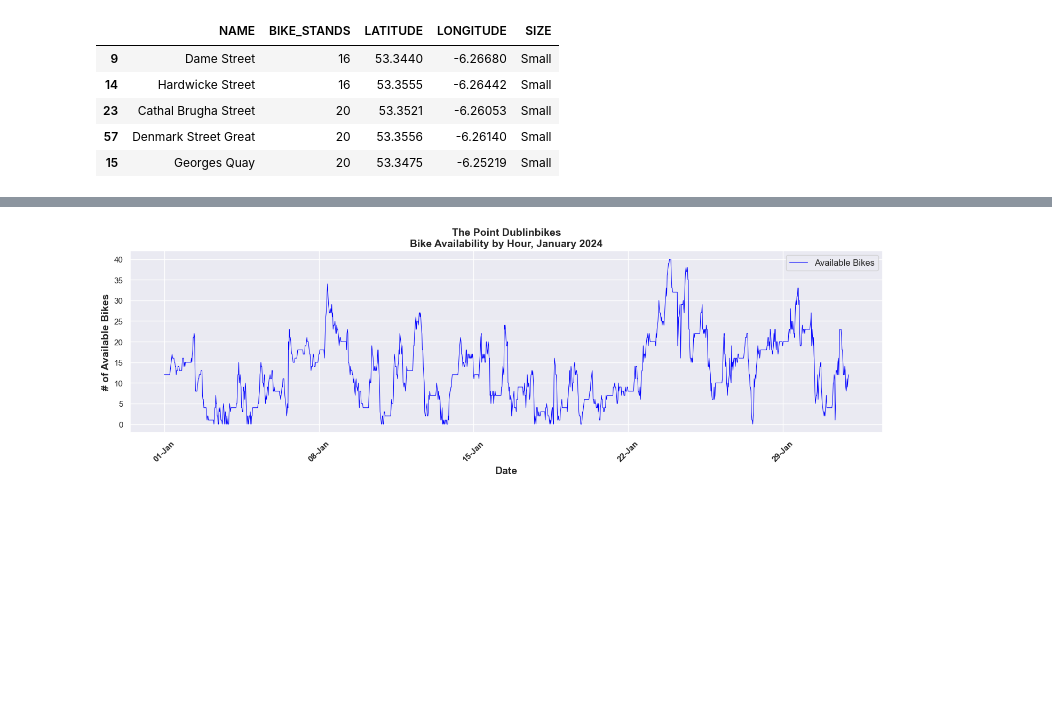
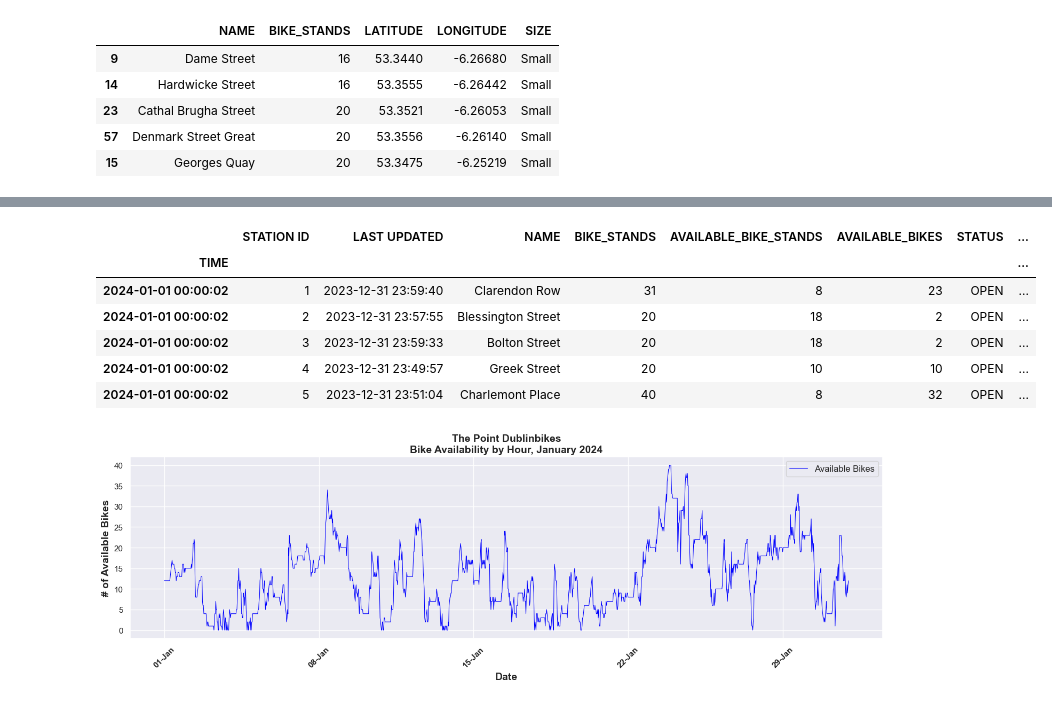
Before and after one commit to JBnkn/4369-programming-for-data-analytics, a Jupyter notebook: Project/Dublinbikes Project.ipynb, the cells around one changed output, grey strips where cells are left out. Saved outputs shown, nothing was run; the diff lists cells and outputs as text; code cells hidden in the pictures; blank space fills up the shorter version.

```diff
--- a/Project/Dublinbikes Project.ipynb
+++ b/Project/Dublinbikes Project.ipynb
@@ -153,6 +154,18 @@ map
 # %%
 # set TIME column as dataframe index to allow for resampling and other time-based operations
 df.set_index('TIME', inplace=True)
+
+# add a column showing the percentage of bikes available at any given time
+df['PERCENT_AVAILABLE'] = df['AVAILABLE_BIKES'] / df['BIKE_STANDS']
+df.head()
+# %% [output]
+|  | STATION ID | LAST UPDATED | NAME | BIKE_STANDS | AVAILABLE_BIKE_STANDS | AVAILABLE_BIKES | STATUS | ... |
+| TIME |  |  |  |  |  |  |  | ... |
+| 2024-01-01 00:00:02 | 1 | 2023-12-31 23:59:40 | Clarendon Row | 31 | 8 | 23 | OPEN | ... |
+| 2024-01-01 00:00:02 | 2 | 2023-12-31 23:57:55 | Blessington Street | 20 | 18 | 2 | OPEN | ... |
+| 2024-01-01 00:00:02 | 3 | 2023-12-31 23:59:33 | Bolton Street | 20 | 18 | 2 | OPEN | ... |
+| 2024-01-01 00:00:02 | 4 | 2023-12-31 23:49:57 | Greek Street | 20 | 10 | 10 | OPEN | ... |
+| 2024-01-01 00:00:02 | 5 | 2023-12-31 23:51:04 | Charlemont Place | 40 | 8 | 32 | OPEN | ... |
 # %%
 # create dataframe filtering by station
 point_df = df[df['NAME'] == 'The Point']
```
Also changed, not shown: parts of 4 cells of this notebook, 2 other files.
